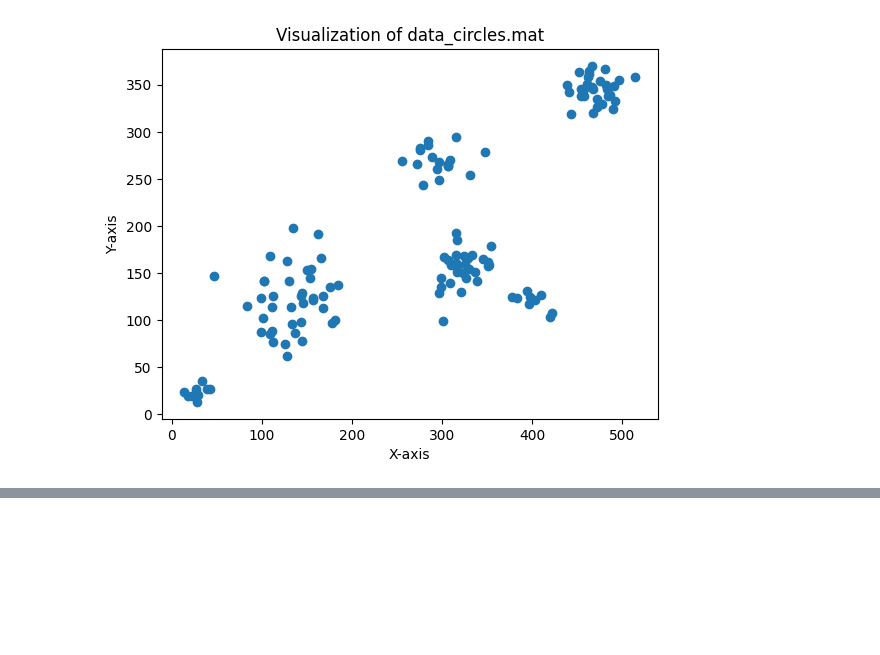
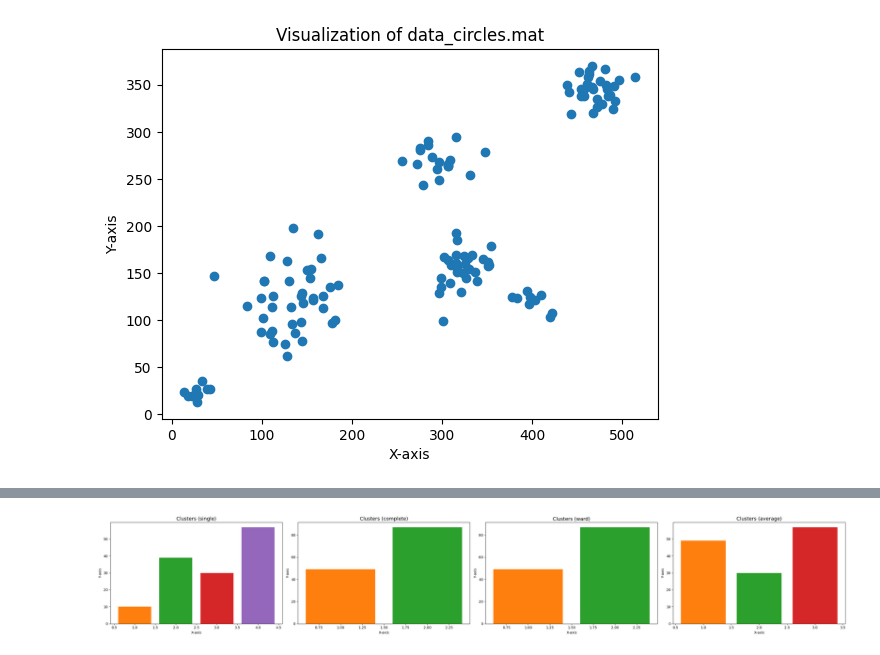
Before and after one commit to maxi9113/colab_notebook, a Jupyter notebook: IC_Ejercicio_jerarquicio_taller_2.ipynb, the cells around one changed output, grey strips where cells are left out. Cells and saved outputs as stored; diff of their text form; code cells hidden in the pictures; blank space fills up the shorter version.

```diff
--- a/IC_Ejercicio_jerarquicio_taller_2.ipynb
+++ b/IC_Ejercicio_jerarquicio_taller_2.ipynb
@@ -125,19 +56,0 @@ plt.show()
-# %%
-from scipy.cluster.hierarchy import fcluster
-import matplotlib.pyplot as plt
-
-# Determine the clusters. You can choose a distance threshold or number of clusters.
-# Let's choose a number of clusters, for example, 2, based on the dendrogram.
-# You might need to adjust the 't' value (either distance or max_d) based on your dendrogram.
-# For 'maxclust', 't' is the number of clusters.
-max_d = 2 # Assuming 2 clusters based on the previous dendrogram
-clusters = fcluster(linked, max_d, criterion='maxclust')
-
-# Visualize the clustered data
-plt.figure(figsize=(10, 7))
-plt.scatter(Xs[:, 0], Ys[:, 0], c=clusters, cmap='viridis') # Assuming X and Y are the original data
-plt.xlabel('X-axis')
-plt.ylabel('Y-axis')
-plt.title('Hierarchical Clustering Results')
-plt.colorbar(label='Cluster')
-plt.show()
@@ -145,0 +57,32 @@ plt.show()
+# %%
+
+
+from scipy.cluster.hierarchy import fcluster
+import matplotlib.pyplot as plt
+from collections import Counter
+
+# Crear figura con 1 fila y 4 columnas
+fig, axes = plt.subplots(1, 4, figsize=(30, 5))
+
+# Número de clusters detectados en cada método
+max_d = [4, 2, 2, 3]
+methods = ['single', 'complete', 'ward', 'average']
+
+for i, method in enumerate(methods):
+    # Obtener clusters con fcluster
+    clusters = fcluster(linked_method[i], max_d[i], criterion='maxclust')
+    conteo = Counter(clusters)
+    colors = plt.cm.tab10.colors
+
+    axes[i].bar(conteo.keys(), conteo.values(),
+                color=[colors[c % len(colors)] for c in conteo.keys()])
+
+    # Etiquetas y título
+    axes[i].set_title(f'Clusters ({method})', fontsize=14)
+    axes[i].set_xlabel('X-axis')
+    axes[i].set_ylabel('Y-axis')
+
+plt.tight_layout()
+plt.show()
+# %% [output]
+[figure, added]
```
Also changed, not shown: parts of 7 cells of this notebook.
